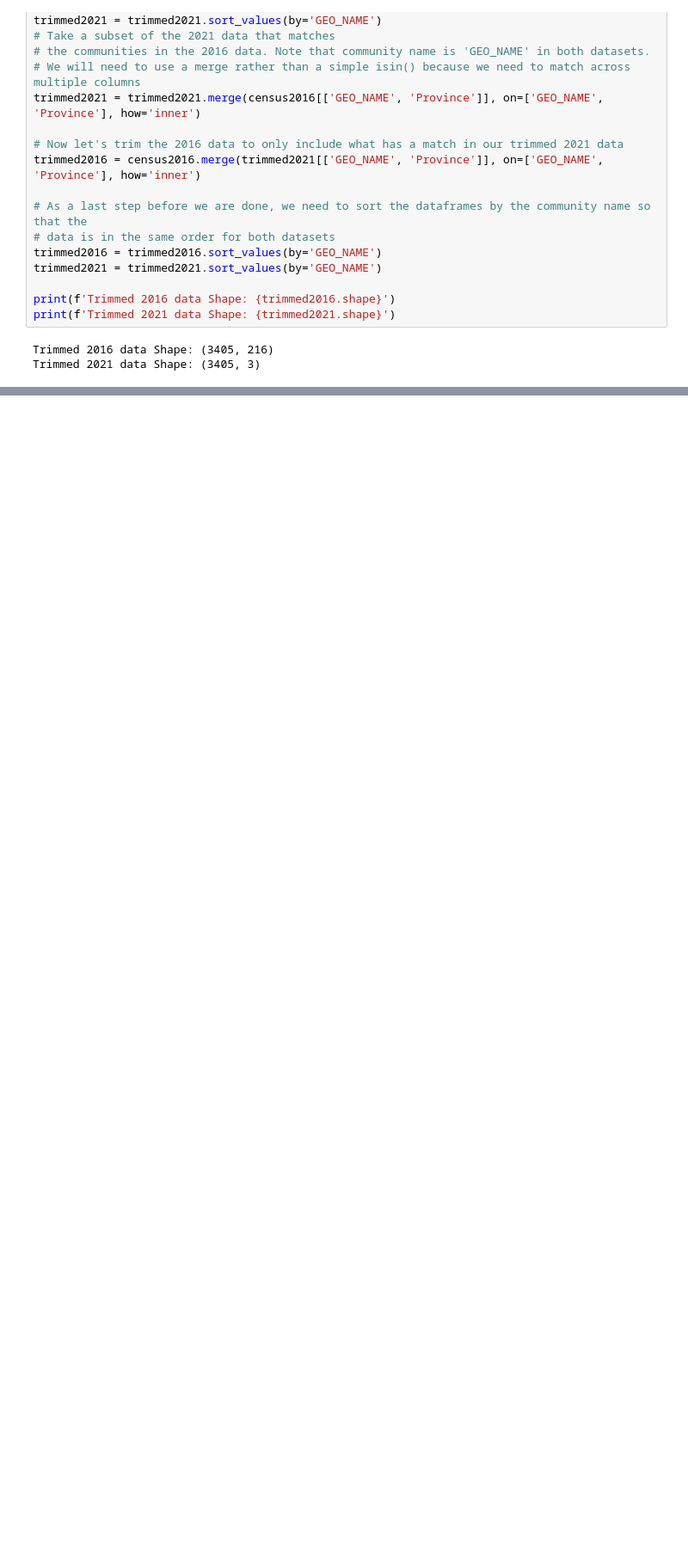
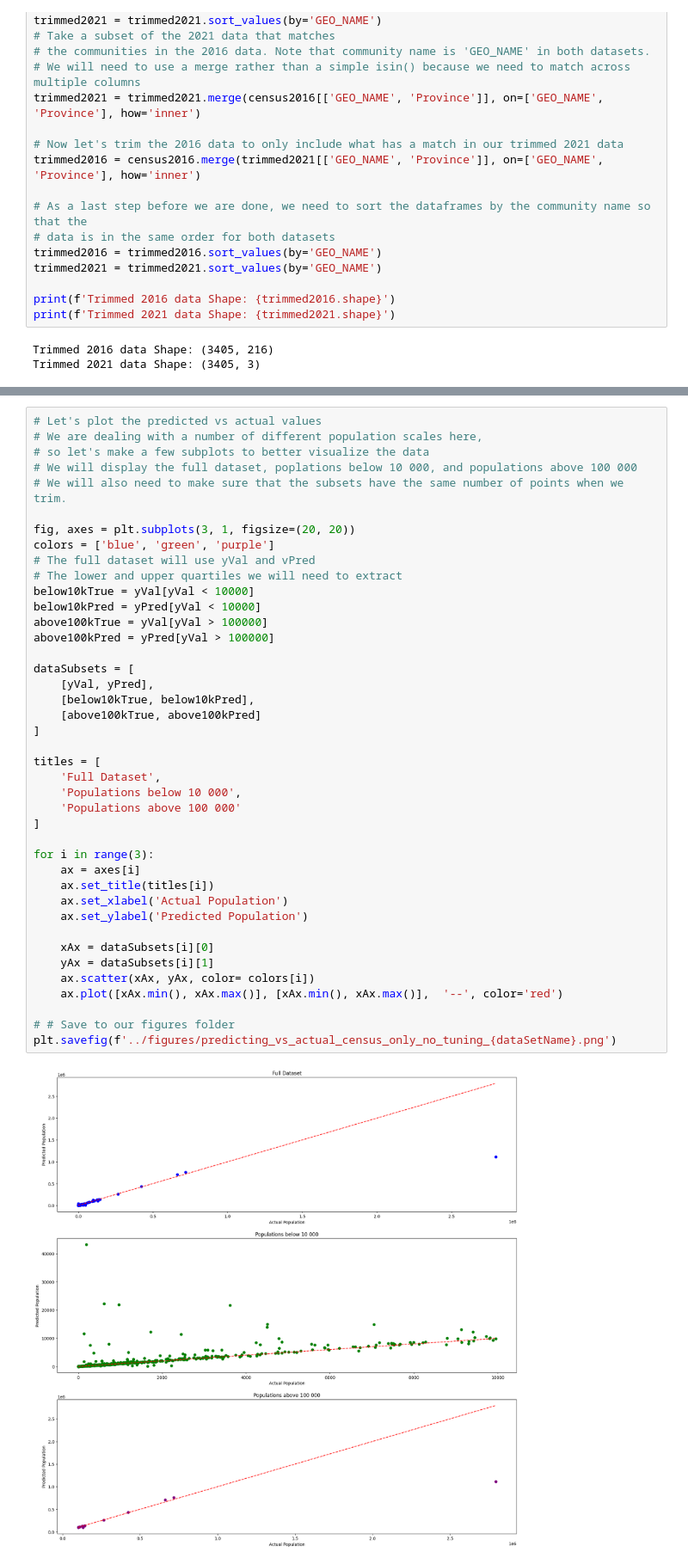
Before and after one commit to danesheppard/CommunityGrowthPrediction, a Jupyter notebook: pythonScripts/CanadaWideAnalysis.ipynb, the cells around one changed output, grey strips where cells are left out. Shown at 86% size. Saved outputs shown, nothing was run; the diff lists cells and outputs as text; blank space fills up the shorter version.

```diff
--- a/pythonScripts/CanadaWideAnalysis.ipynb
+++ b/pythonScripts/CanadaWideAnalysis.ipynb
@@ -52,0 +141,43 @@ Trimmed 2021 data Shape: (3405, 3)
+# %%
+# Let's plot the predicted vs actual values
+# We are dealing with a number of different population scales here,
+# so let's make a few subplots to better visualize the data
+# We will display the full dataset, poplations below 10 000, and populations above 100 000
+# We will also need to make sure that the subsets have the same number of points when we trim.
+
+fig, axes = plt.subplots(3, 1, figsize=(20, 20))
+colors = ['blue', 'green', 'purple']
+# The full dataset will use yVal and vPred
+# The lower and upper quartiles we will need to extract
+below10kTrue = yVal[yVal < 10000]
+below10kPred = yPred[yVal < 10000]
+above100kTrue = yVal[yVal > 100000]
+above100kPred = yPred[yVal > 100000]
+
+dataSubsets = [
+    [yVal, yPred],
+    [below10kTrue, below10kPred],
+    [above100kTrue, above100kPred]
+]
+
+titles = [
+    'Full Dataset',
+    'Populations below 10 000',
+    'Populations above 100 000'
+]
+
+for i in range(3):
+    ax = axes[i]
+    ax.set_title(titles[i])
+    ax.set_xlabel('Actual Population')
+    ax.set_ylabel('Predicted Population')
+
+    xAx = dataSubsets[i][0]
+    yAx = dataSubsets[i][1]
+    ax.scatter(xAx, yAx, color= colors[i])
+    ax.plot([xAx.min(), xAx.max()], [xAx.min(), xAx.max()],  '--', color='red')
+
+# # Save to our figures folder
+plt.savefig(f'../figures/predicting_vs_actual_census_only_no_tuning_{dataSetName}.png')
+# %% [output]
+[figure, added]
```
Also changed, not shown: parts of 7 cells of this notebook, 5 other files.
